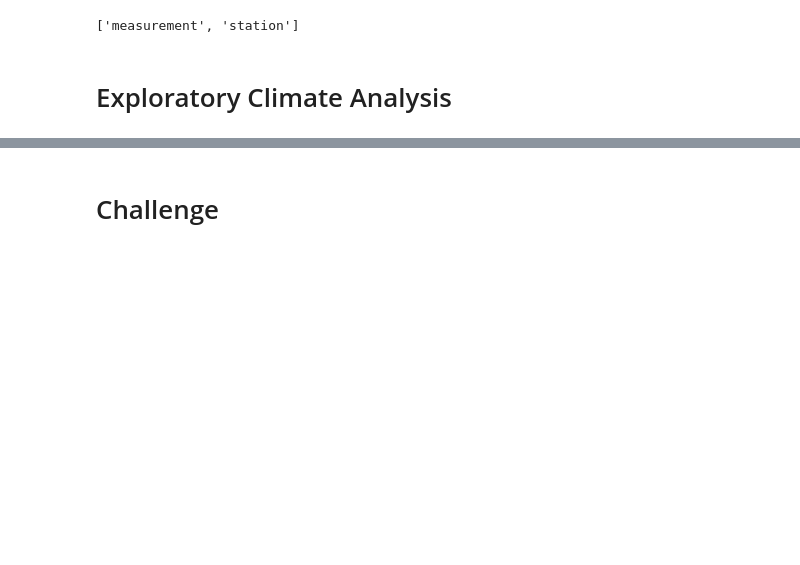
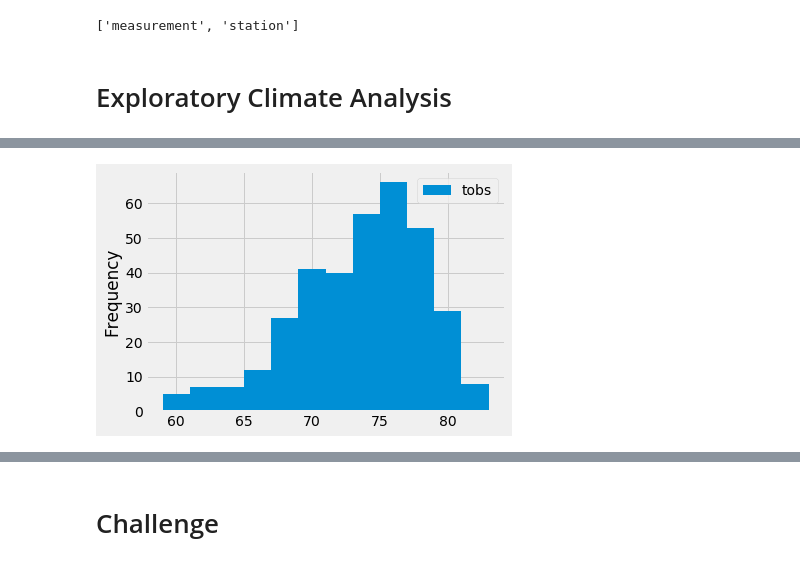
Before and after one commit to daniel89mk/surfs_up, a Jupyter notebook: climate_analysis.ipynb, the cells around one changed output, grey strips where cells are left out. Saved outputs shown, nothing was run; the diff lists cells and outputs as text; code cells hidden in the pictures; blank space fills up the shorter version.

```diff
--- a/climate_analysis.ipynb
+++ b/climate_analysis.ipynb
@@ -77,3 +134,10 @@ results = session.query(Measurement.date, Measurement.prcp).all()
 # %%
 # Choose the station with the highest number of temperature observations.
 # Query the last 12 months of temperature observation data for this station and plot the results as a histogram
+results = session.query(Measurement.tobs).\
+filter(Measurement.station == 'USC00519281').\
+filter(Measurement.date >= prev_year).all()
+#print(results)
+
+df = pd.DataFrame(results, columns=['tobs'])
+print(df)
@@ -79,0 +159,11 @@ results = session.query(Measurement.date, Measurement.prcp).all()
+# %%
+df.plot.hist(bins=12)
+plt.tight_layout()
+
+# we are going to divide our temperature observations into 12 different bins
+# this is intended to provide enough detail, but not too much
+# In this case, we don't need to specify the ranges in which the data will be separated
+
+# you will get about 325 days where it was over 67 degrees when the temperature was observed.
+# %% [output]
+[figure, added]
```
Also changed, not shown: parts of 9 cells of this notebook.
